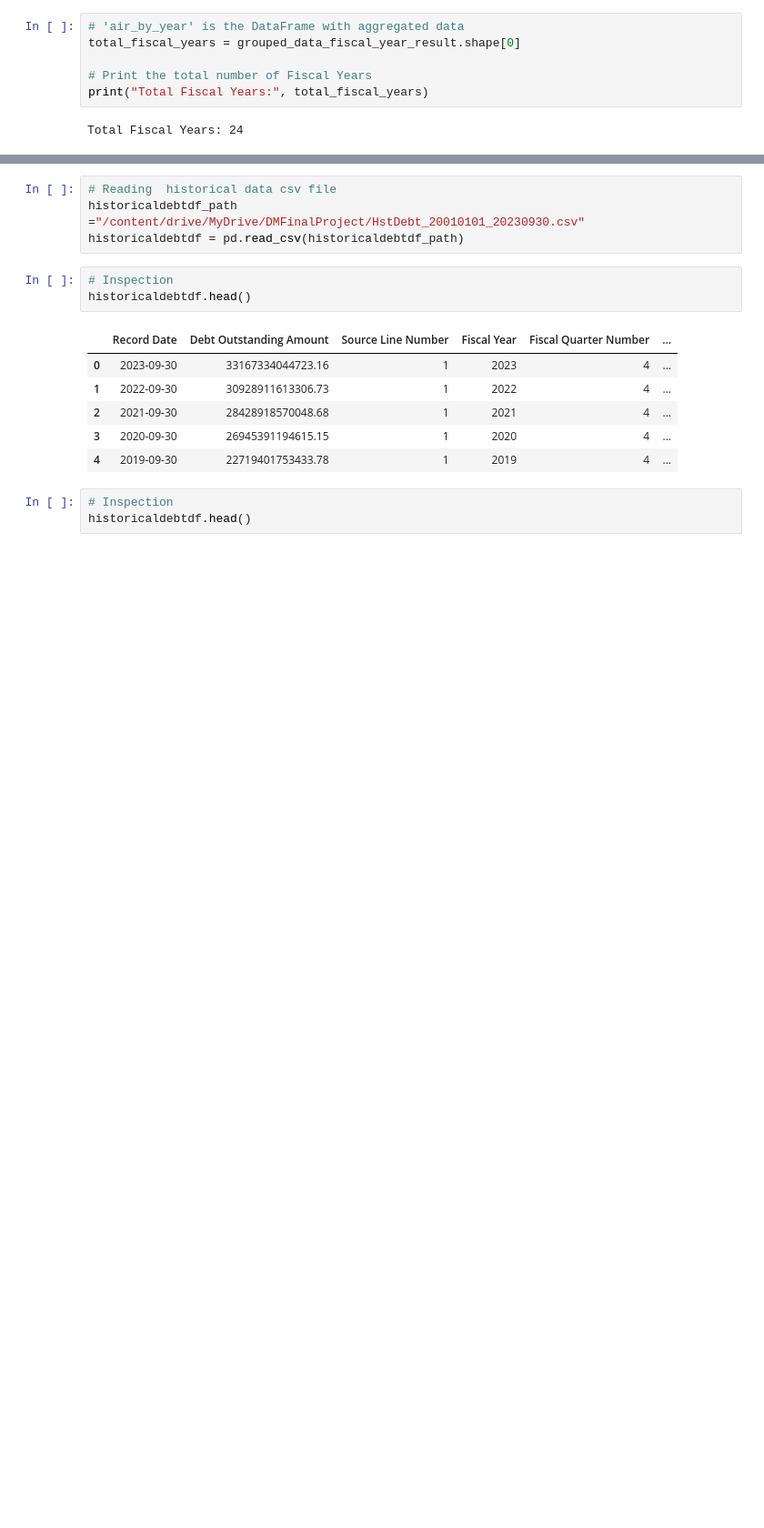
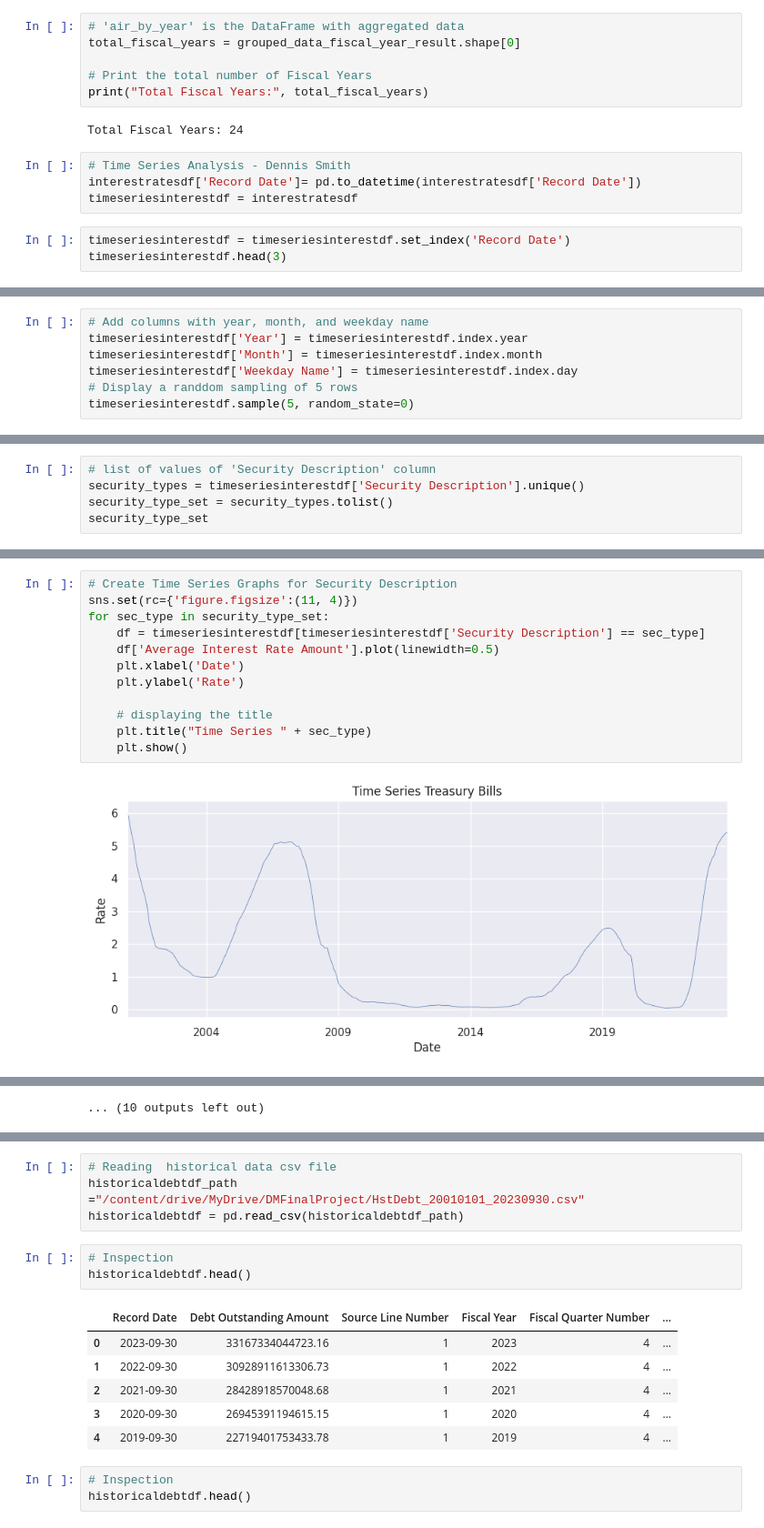
Before and after one commit to felabonte/DataMiningFinalProject, a Jupyter notebook: CS6220_DataMining_FinalProject.ipynb, the cells around one changed output, grey strips where cells are left out. Shown at 91% size. Drawn from its saved outputs; the diff is of its cells as text; blank space fills up the shorter version.

```diff
--- a/CS6220_DataMining_FinalProject.ipynb
+++ b/CS6220_DataMining_FinalProject.ipynb
@@ -210,3 +212,10 @@ total_fiscal_years = grouped_data_fiscal_year_result.shape[0]
 print("Total Fiscal Years:", total_fiscal_years)
 # %% [output]
 Total Fiscal Years: 24
+# %%
+# Time Series Analysis - Dennis Smith
+interestratesdf['Record Date']= pd.to_datetime(interestratesdf['Record Date'])
+timeseriesinterestdf = interestratesdf
+# %%
+timeseriesinterestdf = timeseriesinterestdf.set_index('Record Date')
+timeseriesinterestdf.head(3)
@@ -212,0 +228,7 @@ Total Fiscal Years: 24
+# %%
+# Add columns with year, month, and weekday name
+timeseriesinterestdf['Year'] = timeseriesinterestdf.index.year
+timeseriesinterestdf['Month'] = timeseriesinterestdf.index.month
+timeseriesinterestdf['Weekday Name'] = timeseriesinterestdf.index.day
+# Display a randdom sampling of 5 rows
+timeseriesinterestdf.sample(5, random_state=0)
@@ -212,0 +243,5 @@ Total Fiscal Years: 24
+# %%
+# list of values of 'Security Description' column
+security_types = timeseriesinterestdf['Security Description'].unique()
+security_type_set = security_types.tolist()
+security_type_set
@@ -212,0 +273,14 @@ Total Fiscal Years: 24
+# %%
+# Create Time Series Graphs for Security Description
+sns.set(rc={'figure.figsize':(11, 4)})
+for sec_type in security_type_set:
+    df = timeseriesinterestdf[timeseriesinterestdf['Security Description'] == sec_type]
+    df['Average Interest Rate Amount'].plot(linewidth=0.5)
+    plt.xlabel('Date')
+    plt.ylabel('Rate')
+
+    # displaying the title
+    plt.title("Time Series " + sec_type)
+    plt.show()
+# %% [output]
+[figure, added]
@@ -212,0 +298 @@ Total Fiscal Years: 24
+... (10 outputs left out)
```
Also changed, not shown: parts of 18 cells of this notebook.
